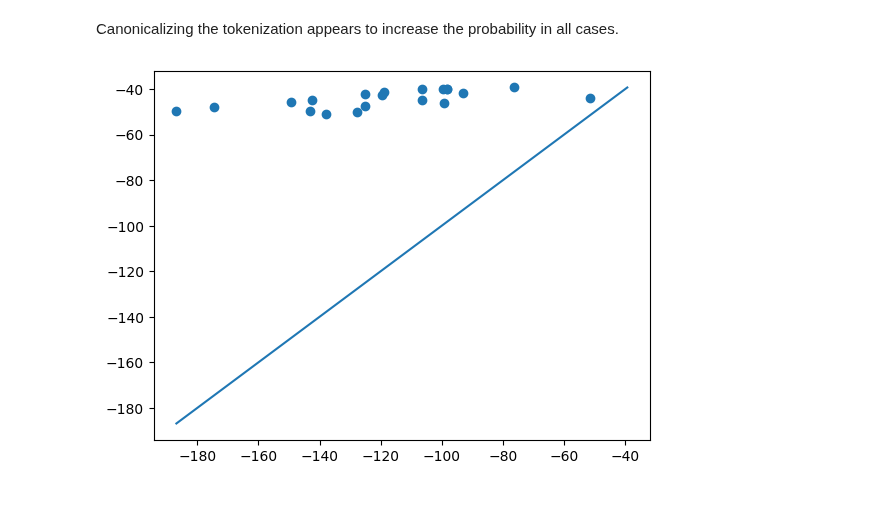
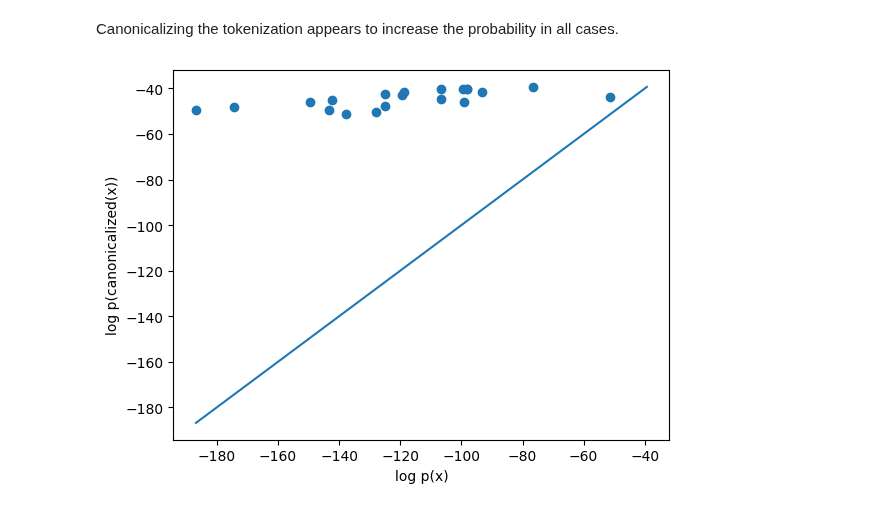
Before and after one commit to chi-collective/genparse, a Jupyter notebook: notes/Token-Healing.ipynb, the cells around one changed output. Saved outputs shown, nothing was run; the diff lists cells and outputs as text; code cells hidden in the pictures.

```diff
--- a/notes/Token-Healing.ipynb
+++ b/notes/Token-Healing.ipynb
@@ -245,9 +247,11 @@ Canonicalizing the tokenization appears to increase the probability in all cases
 # %%
 pl.scatter(df.logprefix, df.logprefix_canonicalized)
 a = min(df.logprefix.min(), df.logprefix_canonicalized.min())
 b = max(df.logprefix.max(), df.logprefix_canonicalized.max())
-pl.plot([a, b], [a, b]);
+pl.plot([a, b], [a, b])
+pl.ylabel('log p(canonicalized(x))')
+pl.xlabel('log p(x)');
 # %% [output]
-[figure, old version]
+[figure, new version]
 # %%
 assert np.all(df.logprefix_canonicalized >= df.logprefix)
```
Also changed, not shown: parts of 2 cells of this notebook, 8 other files.
